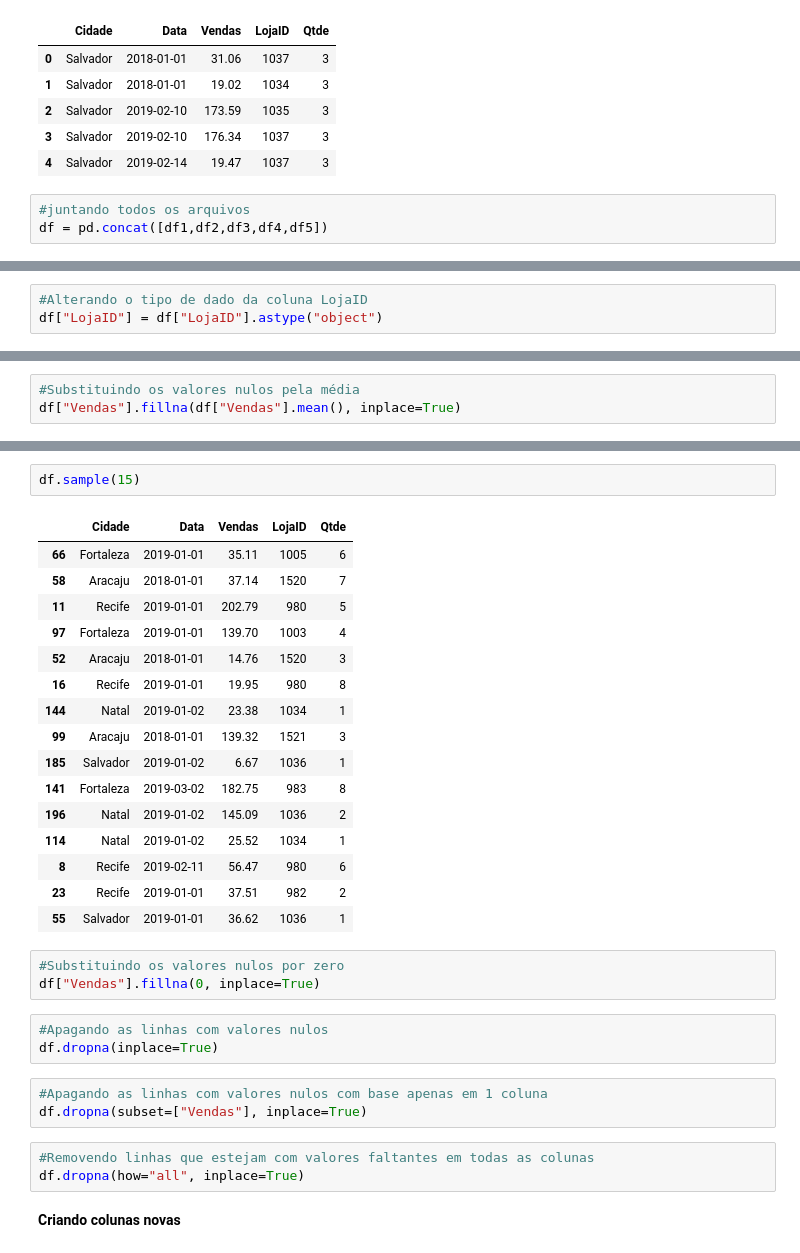
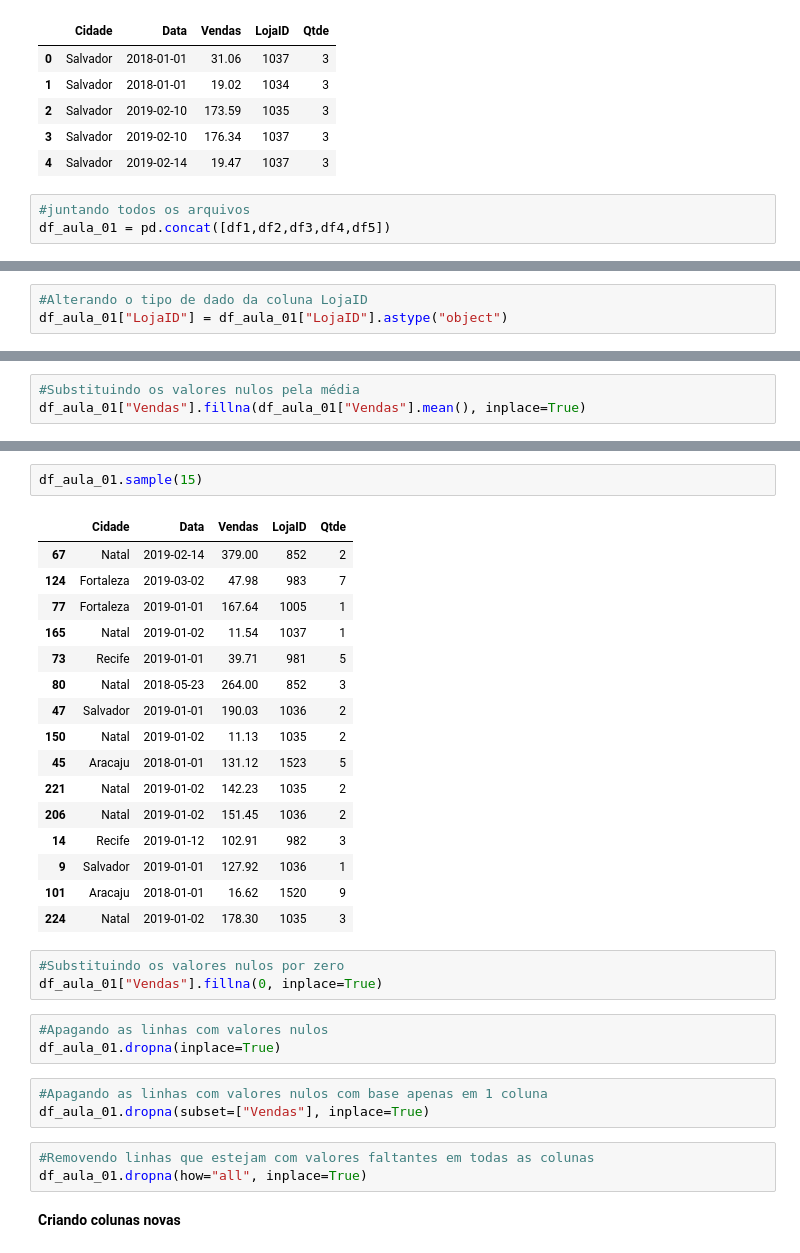
Before and after one commit to yrcunha/desafio_python_pandas, a Jupyter notebook: desafio_python_pandas.ipynb, the cells around one changed output, grey strips where cells are left out. Saved outputs shown, nothing was run; the diff lists cells and outputs as text.

```diff
--- a/desafio_python_pandas.ipynb
+++ b/desafio_python_pandas.ipynb
@@ -391,6 +543,6 @@ df5.head()
 | 4 | Salvador | 2019-02-14 | 19.47 | 1037 | 3 |
 # %%
 #juntando todos os arquivos
-df = pd.concat([df1,df2,df3,df4,df5])
+df_aula_01 = pd.concat([df1,df2,df3,df4,df5])
 # %%
 #Exibindo as 5 primeiras linhas
@@ -433,5 +585,5 @@ Qtde               int64
 dtype: object
 # %%
 #Alterando o tipo de dado da coluna LojaID
-df["LojaID"] = df["LojaID"].astype("object")
+df_aula_01["LojaID"] = df_aula_01["LojaID"].astype("object")
 # %%
@@ -464,5 +616,5 @@ Qtde      0
 dtype: int64
 # %%
 #Substituindo os valores nulos pela média
-df["Vendas"].fillna(df["Vendas"].mean(), inplace=True)
+df_aula_01["Vendas"].fillna(df_aula_01["Vendas"].mean(), inplace=True)
 # %%
@@ -479,36 +631,36 @@ LojaID    0
 Qtde      0
 dtype: int64
 # %%
-df.sample(15)
+df_aula_01.sample(15)
 # %% [output]
 |  | Cidade | Data | Vendas | LojaID | Qtde |
-| 66 | Fortaleza | 2019-01-01 | 35.11 | 1005 | 6 |
-| 58 | Aracaju | 2018-01-01 | 37.14 | 1520 | 7 |
-| 11 | Recife | 2019-01-01 | 202.79 | 980 | 5 |
-| 97 | Fortaleza | 2019-01-01 | 139.70 | 1003 | 4 |
-| 52 | Aracaju | 2018-01-01 | 14.76 | 1520 | 3 |
-| 16 | Recife | 2019-01-01 | 19.95 | 980 | 8 |
-| 144 | Natal | 2019-01-02 | 23.38 | 1034 | 1 |
-| 99 | Aracaju | 2018-01-01 | 139.32 | 1521 | 3 |
-| 185 | Salvador | 2019-01-02 | 6.67 | 1036 | 1 |
-| 141 | Fortaleza | 2019-03-02 | 182.75 | 983 | 8 |
-| 196 | Natal | 2019-01-02 | 145.09 | 1036 | 2 |
-| 114 | Natal | 2019-01-02 | 25.52 | 1034 | 1 |
-| 8 | Recife | 2019-02-11 | 56.47 | 980 | 6 |
-| 23 | Recife | 2019-01-01 | 37.51 | 982 | 2 |
-| 55 | Salvador | 2019-01-01 | 36.62 | 1036 | 1 |
+| 67 | Natal | 2019-02-14 | 379.00 | 852 | 2 |
+| 124 | Fortaleza | 2019-03-02 | 47.98 | 983 | 7 |
+| 77 | Fortaleza | 2019-01-01 | 167.64 | 1005 | 1 |
+| 165 | Natal | 2019-01-02 | 11.54 | 1037 | 1 |
+| 73 | Recife | 2019-01-01 | 39.71 | 981 | 5 |
+| 80 | Natal | 2018-05-23 | 264.00 | 852 | 3 |
+| 47 | Salvador | 2019-01-01 | 190.03 | 1036 | 2 |
+| 150 | Natal | 2019-01-02 | 11.13 | 1035 | 2 |
+| 45 | Aracaju | 2018-01-01 | 131.12 | 1523 | 5 |
+| 221 | Natal | 2019-01-02 | 142.23 | 1035 | 2 |
+| 206 | Natal | 2019-01-02 | 151.45 | 1036 | 2 |
+| 14 | Recife | 2019-01-12 | 102.91 | 982 | 3 |
+| 9 | Salvador | 2019-01-01 | 127.92 | 1036 | 1 |
+| 101 | Aracaju | 2018-01-01 | 16.62 | 1520 | 9 |
+| 224 | Natal | 2019-01-02 | 178.30 | 1035 | 3 |
 # %%
 #Substituindo os valores nulos por zero
-df["Vendas"].fillna(0, inplace=True)
+df_aula_01["Vendas"].fillna(0, inplace=True)
 # %%
 #Apagando as linhas com valores nulos
-df.dropna(inplace=True)
+df_aula_01.dropna(inplace=True)
 # %%
 #Apagando as linhas com valores nulos com base apenas em 1 coluna
-df.dropna(subset=["Vendas"], inplace=True)
+df_aula_01.dropna(subset=["Vendas"], inplace=True)
 # %%
 #Removendo linhas que estejam com valores faltantes em todas as colunas
-df.dropna(how="all", inplace=True)
+df_aula_01.dropna(how="all", inplace=True)
 # %% [markdown]
 **Criando colunas novas**
 # %%
```
Also changed, not shown: parts of 109 cells of this notebook.
